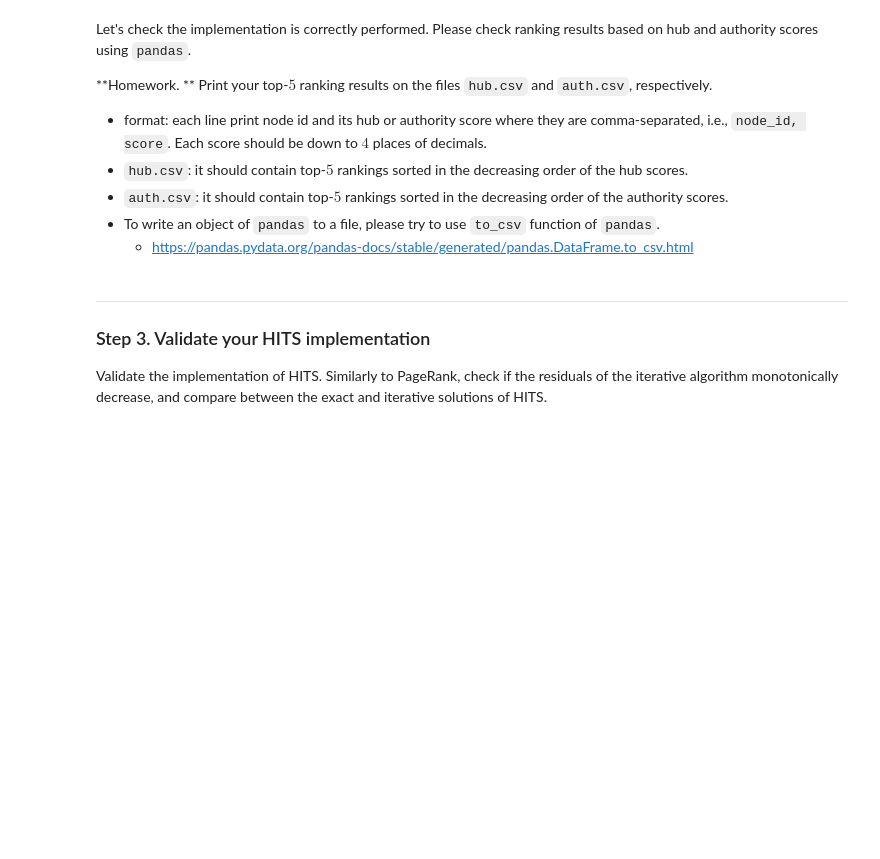
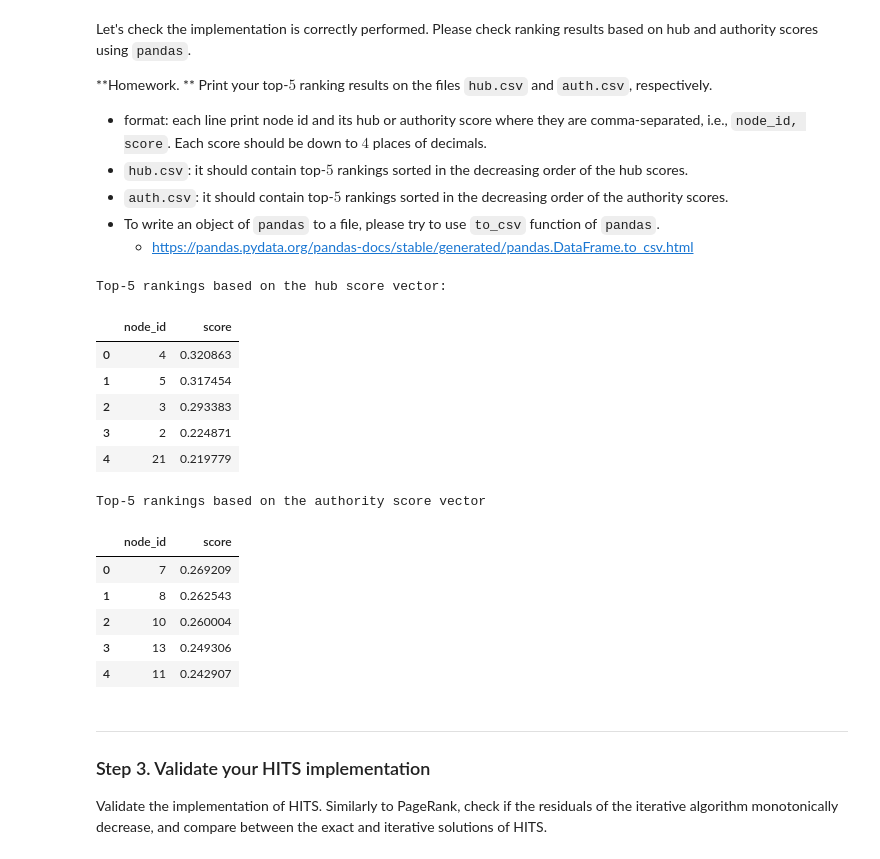
Before and after one commit to gendo7985/IAB_2021, a Jupyter notebook: week12/PageRank/(Homework) Implementation of HITS.ipynb, the cells around one changed output. Drawn from its saved outputs; the diff is of its cells as text; code cells hidden in the pictures; blank space fills up the shorter version.

```diff
--- a/week12/PageRank/(Homework) Implementation of HITS.ipynb
+++ b/week12/PageRank/(Homework) Implementation of HITS.ipynb
@@ -198,6 +201,27 @@ class SparseHITS(SparseHITS):
         '''
         # From ==========================
         # implement the HITS algorithm
+        h = np.ones(self.n) / self.n
+        old_h = h
+        a = np.ones(self.n) / self.n
+        old_a = a
+        h_residuals, a_residuals = [], []
+
+        for t in range(maxIters):
+            h = self.A.dot(a)
+            a = self.AT.dot(h)
+            h = h / np.linalg.norm(h, 2)
+            a = a / np.linalg.norm(a, 2)
+
+            h_res = np.linalg.norm(h - old_h, 1)
+            a_res = np.linalg.norm(a - old_a, 1)
+            h_residuals.append(h_res)
+            a_residuals.append(a_res)
+
+            old_h, old_a = h, a
+
+            if h_res < epsilon and a_res < epsilon:
+                break
         # To ============================
 
         # since SVD is not unique, h and a could be negative according to a random seed
@@ -232,19 +256,34 @@ def rank_nodes(ranking_scores, topk=-1):
 # %%
 hits = SparseHITS()
 hits.load_graph_dataset('./data/small', is_undirected=False)
 h, a, _, _ = hits.iterate_HITS(epsilon=1e-9, maxIters=100)
 
 print("Top-5 rankings based on the hub score vector:")
 display(rank_nodes(h, 5))
 
 print("Top-5 rankings based on the authority score vector")
 display(rank_nodes(a, 5))
 
 # Homework!
 # Print your results on files 'hub.csv' and 'auth.csv', respectively.
 # Reference: https://pandas.pydata.org/pandas-docs/stable/generated/pandas.DataFrame.to_csv.html
-# rank_nodes(h,5).to_csv('hub.csv', sep=',', index=False, header=False, float_format='%.4f')
-# rank_nodes(a,5).to_csv('auth.csv', sep=',', index=False, header=False, float_format='%.4f')
+rank_nodes(h,5).to_csv('hub.csv', sep=',', index=False, header=False, float_format='%.4f')
+rank_nodes(a,5).to_csv('auth.csv', sep=',', index=False, header=False, float_format='%.4f')
+# %% [output]
+Top-5 rankings based on the hub score vector:
+|  | node_id | score |
+| 0 | 4 | 0.320863 |
+| 1 | 5 | 0.317454 |
+| 2 | 3 | 0.293383 |
+| 3 | 2 | 0.224871 |
+| 4 | 21 | 0.219779 |
+Top-5 rankings based on the authority score vector
+|  | node_id | score |
+| 0 | 7 | 0.269209 |
+| 1 | 8 | 0.262543 |
+| 2 | 10 | 0.260004 |
+| 3 | 13 | 0.249306 |
+| 4 | 11 | 0.242907 |
 # %% [markdown]
 -----
 ### Step 3. Validate your HITS implementation
```
Also changed, not shown: parts of 6 cells of this notebook, 5 other files.
